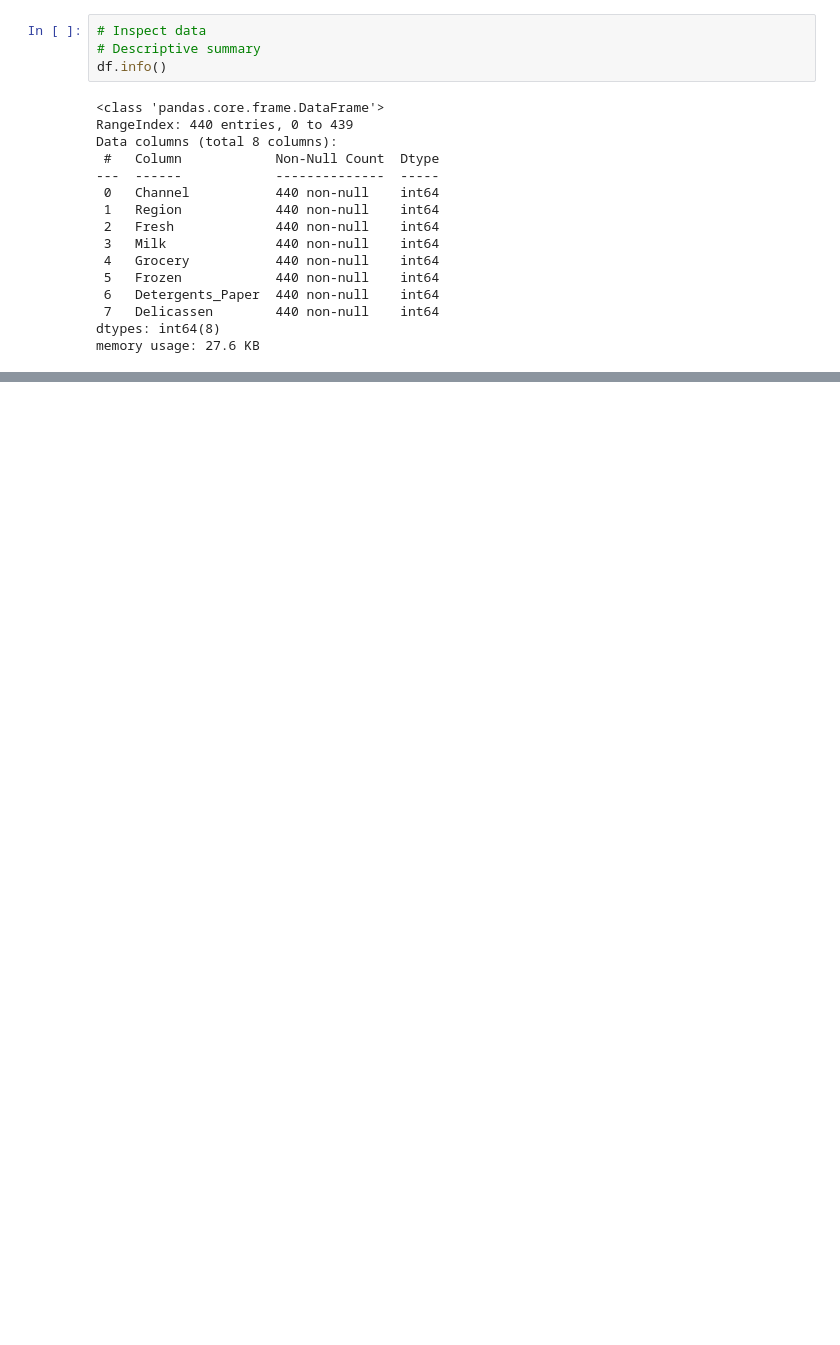
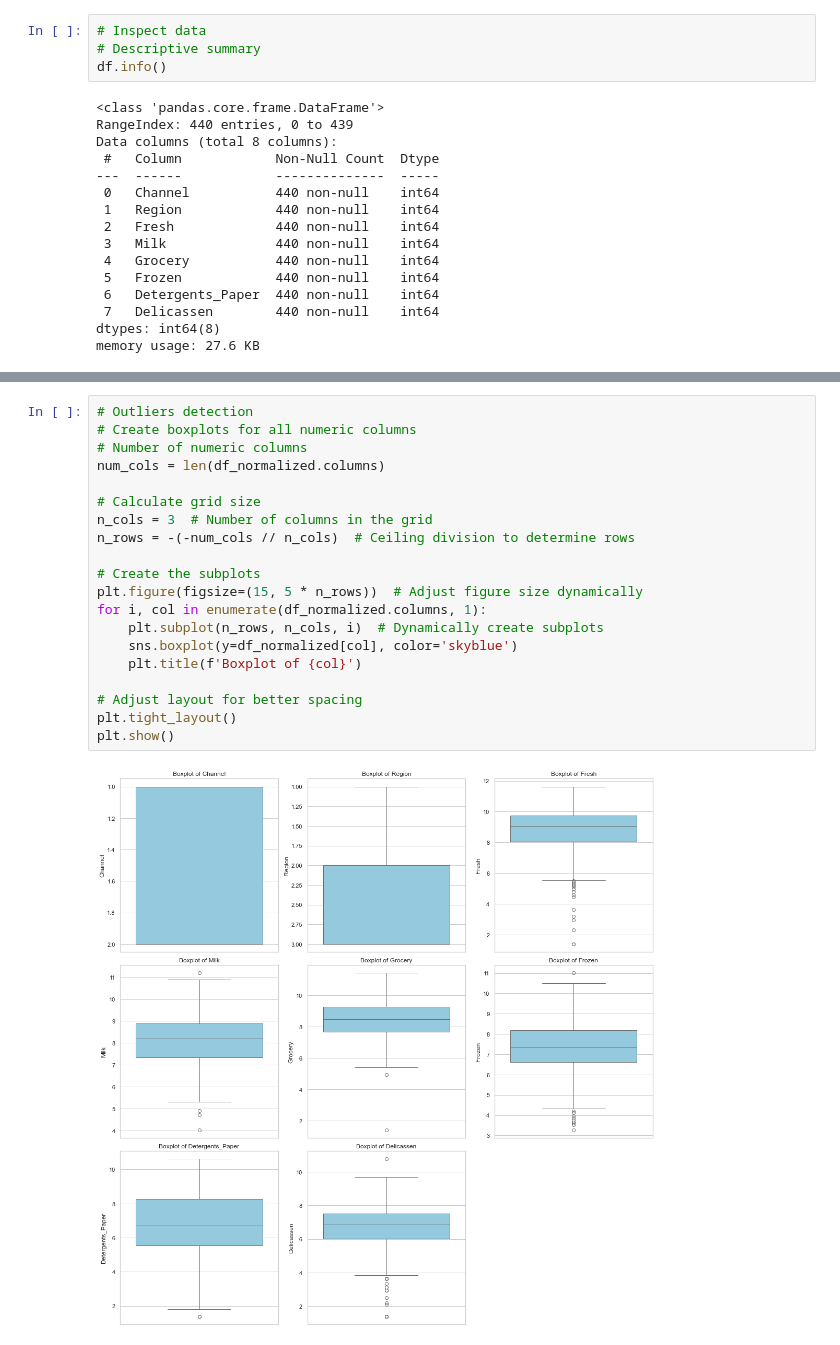
Before and after one commit to mandele1999/wholesale_customer_analysis, a Jupyter notebook: index.ipynb, the cells around one changed output, grey strips where cells are left out. Cells and saved outputs as stored; diff of their text form; blank space fills up the shorter version.

```diff
--- a/index.ipynb
+++ b/index.ipynb
@@ -58,0 +219,22 @@ memory usage: 27.6 KB
+# %%
+# Outliers detection
+# Create boxplots for all numeric columns
+# Number of numeric columns
+num_cols = len(df_normalized.columns)
+
+# Calculate grid size
+n_cols = 3  # Number of columns in the grid
+n_rows = -(-num_cols // n_cols)  # Ceiling division to determine rows
+
+# Create the subplots
+plt.figure(figsize=(15, 5 * n_rows))  # Adjust figure size dynamically
+for i, col in enumerate(df_normalized.columns, 1):
+    plt.subplot(n_rows, n_cols, i)  # Dynamically create subplots
+    sns.boxplot(y=df_normalized[col], color='skyblue')
+    plt.title(f'Boxplot of {col}')
+
+# Adjust layout for better spacing
+plt.tight_layout()
+plt.show()
+# %% [output]
+[figure, added]
```
Also changed, not shown: parts of 32 cells of this notebook.
